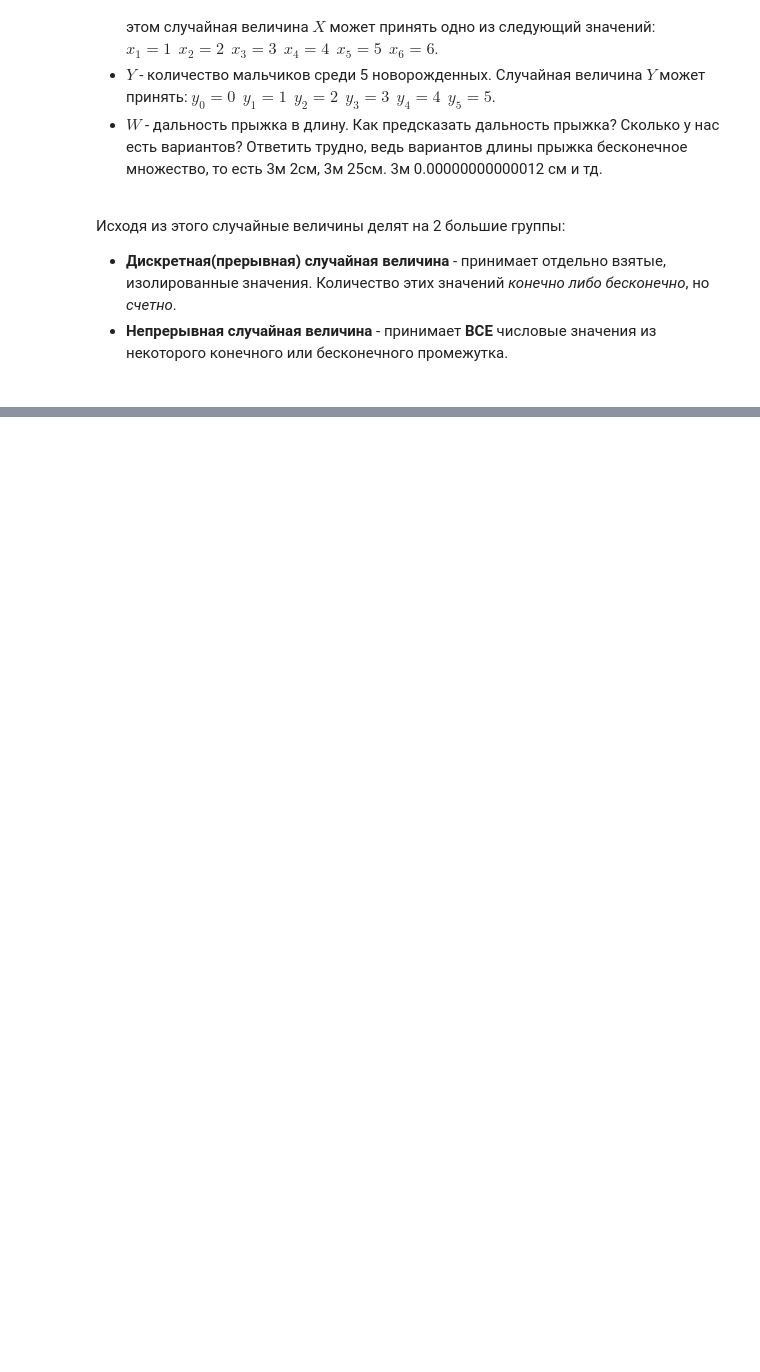
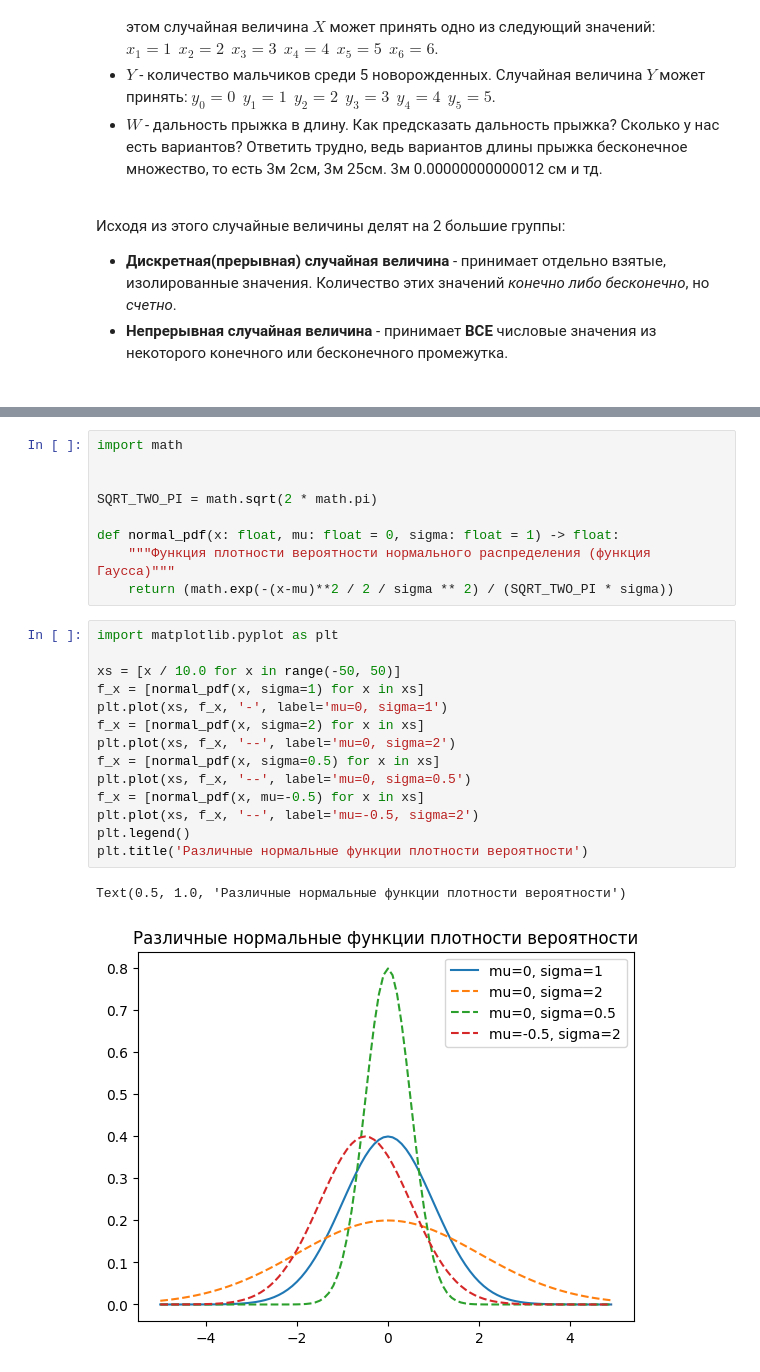
Before and after one commit to 1mmo/data-analysis-handbook, a Jupyter notebook: handbook/probability.ipynb, the cells around one changed output, grey strips where cells are left out. Saved outputs shown, nothing was run; the diff lists cells and outputs as text; blank space fills up the shorter version.

```diff
--- a/handbook/probability.ipynb
+++ b/handbook/probability.ipynb
@@ -225,0 +279,26 @@ $p_2$ тут явно равняется 0.4, следовательно пол
+# %%
+import math
+
+
+SQRT_TWO_PI = math.sqrt(2 * math.pi)
+
+def normal_pdf(x: float, mu: float = 0, sigma: float = 1) -> float:
+    """Функция плотности вероятности нормального распределения (функция Гаусса)"""
+    return (math.exp(-(x-mu)**2 / 2 / sigma ** 2) / (SQRT_TWO_PI * sigma))
+# %%
+import matplotlib.pyplot as plt
+
+xs = [x / 10.0 for x in range(-50, 50)]
+f_x = [normal_pdf(x, sigma=1) for x in xs]
+plt.plot(xs, f_x, '-', label='mu=0, sigma=1')
+f_x = [normal_pdf(x, sigma=2) for x in xs]
+plt.plot(xs, f_x, '--', label='mu=0, sigma=2')
+f_x = [normal_pdf(x, sigma=0.5) for x in xs]
+plt.plot(xs, f_x, '--', label='mu=0, sigma=0.5')
+f_x = [normal_pdf(x, mu=-0.5) for x in xs]
+plt.plot(xs, f_x, '--', label='mu=-0.5, sigma=2')
+plt.legend()
+plt.title('Различные нормальные функции плотности вероятности')
+# %% [output]
+Text(0.5, 1.0, 'Различные нормальные функции плотности вероятности')
+[figure, added]
```
Also changed, not shown: parts of 5 cells of this notebook, 2 other files.
